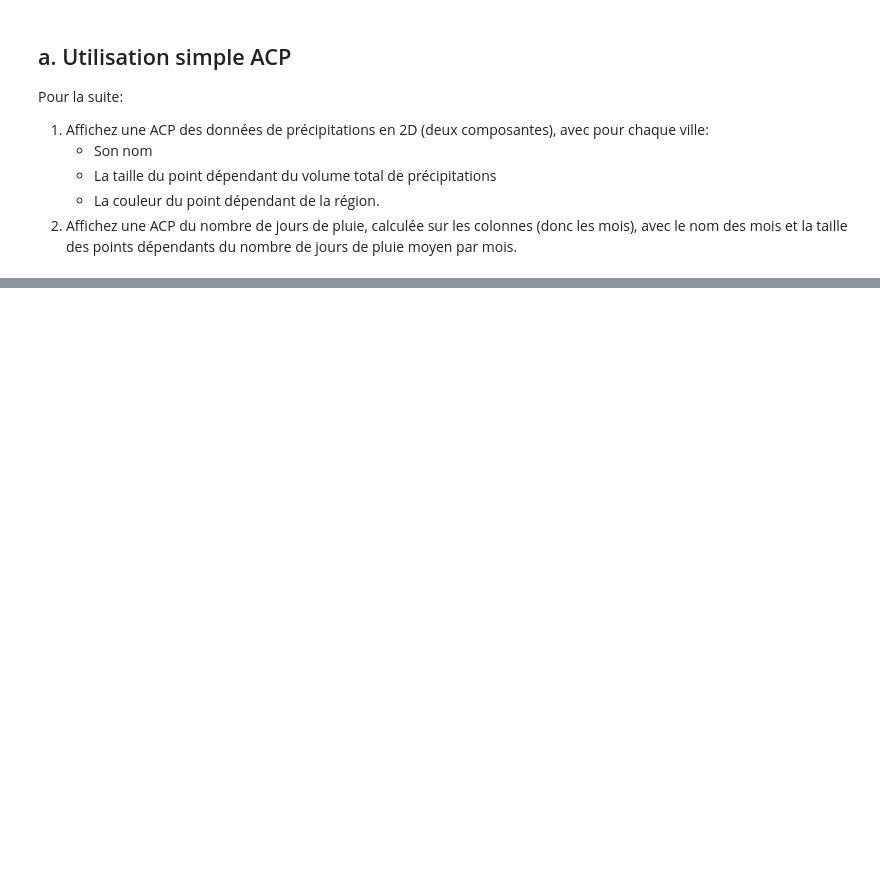
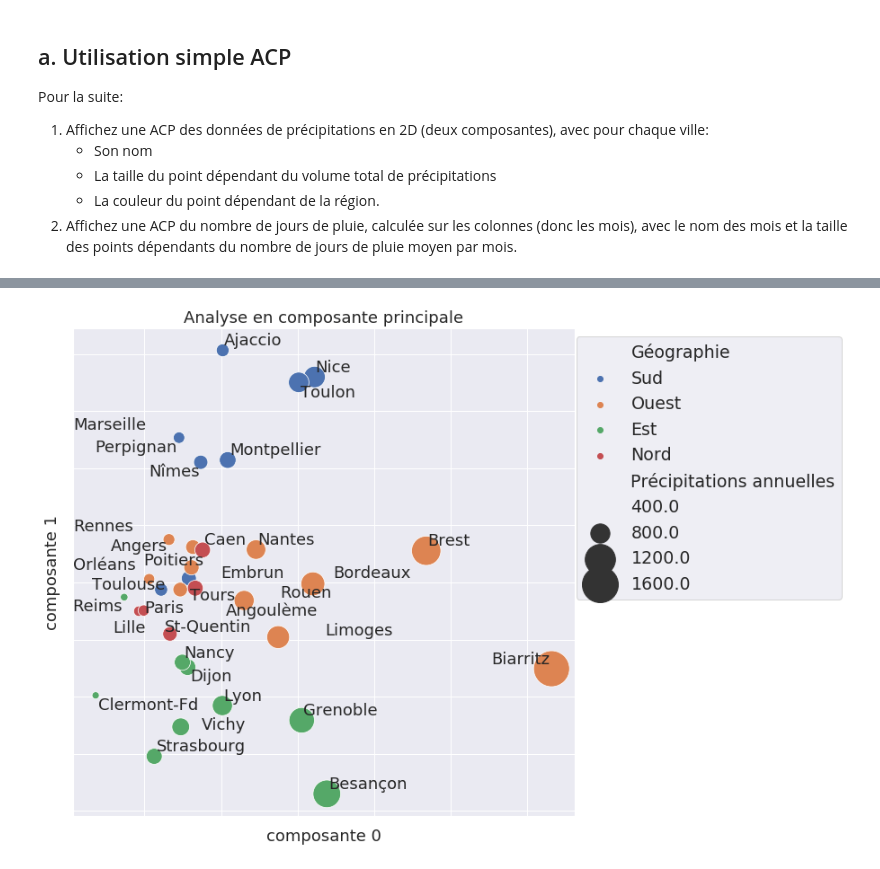
Before and after one commit to campusplage/compte-rendus-pellegrin-nagaratnam, a Jupyter notebook: TP2_sklearn.ipynb, the cells around one changed output, grey strips where cells are left out. Cells and saved outputs as stored; diff of their text form; code cells hidden in the pictures; blank space fills up the shorter version.

```diff
--- a/TP2_sklearn.ipynb
+++ b/TP2_sklearn.ipynb
@@ -426,0 +466,10 @@ Pour la suite:
+# %%
+# ACP des précipitations par ville
+pca_precipitation = PCA(n_components=2)
+data_pca = pandas.DataFrame(pca_precipitation.fit_transform(data['Précipitations']))
+data_pca.rename(columns={data_pca.columns[0]: 'composante 0', data_pca.columns[1]: 'composante 1'}, inplace = True)
+data.reset_index('Ville', inplace = True)
+data_pca['Ville'] = data['Ville']
+data_pca['Géographie'] = data['Géographie']
+data_pca['Précipitations annuelles'] = data['Précipitations annuelles']
+data_pca.head()
@@ -427,3 +486,26 @@ Pour la suite:
+# %%
+g = sns.scatterplot(x='composante 0',
+                y='composante 1',
+                size='Précipitations annuelles',
+                sizes=(0,1600),
+                data=data_pca,
+                hue='Géographie')
+
+# on agrandit la figure, on annote...
+g.figure.set_size_inches(10,10)
+ax = plt.gca()
+texts = []
+for i, (text_x,text_y) in enumerate(data_pca.iloc[:,:2].to_numpy()):
+  texts.append(ax.annotate(data_pca.Ville[i], (text_x,text_y)))
+adjust_text(texts)
+
+## on supprime les informations sur les axes, on rajout un titre et une légende
+plt.gca().set_yticklabels([])
+plt.gca().set_xticklabels([])
+plt.title('Analyse en composante principale');
+plt.gca().legend(prop={'size': 19}, bbox_to_anchor=(1.55, 1.0));
+# %% [output]
+[figure, added]
 # %%
 # ACP du nombre de jours de pluie par mois
 ...
```
Also changed, not shown: parts of 8 cells of this notebook.
